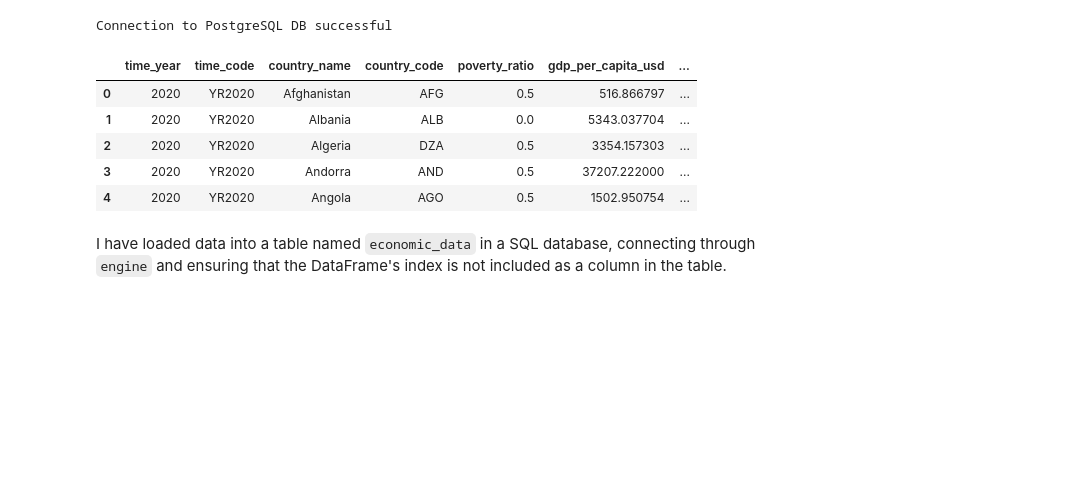
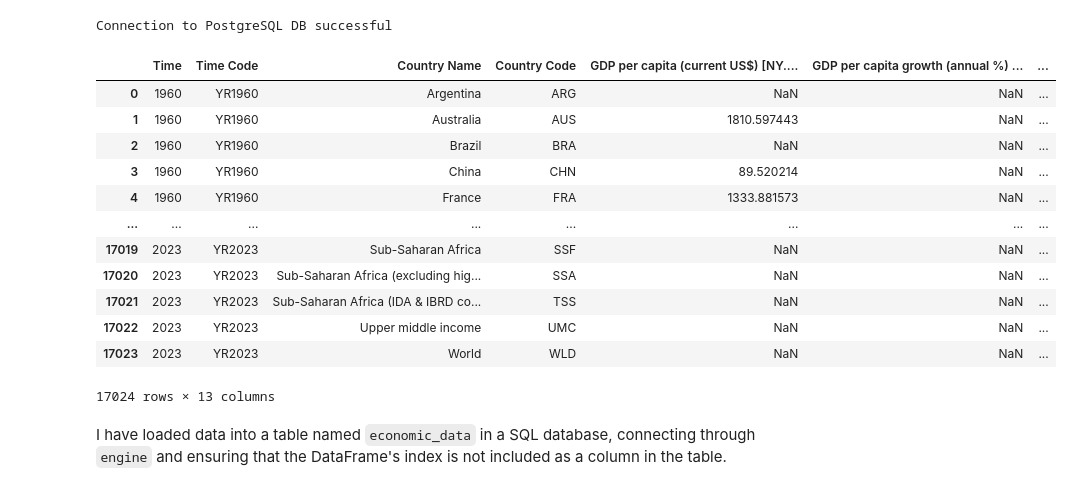
Before and after one commit to iheathers/DataWarehouse, a Jupyter notebook: Project 1/oltp.ipynb, the cells around one changed output. Drawn from its saved outputs; the diff is of its cells as text; code cells hidden in the pictures; blank space fills up the shorter version.

```diff
--- a/Project 1/oltp.ipynb
+++ b/Project 1/oltp.ipynb
@@ -90,14 +173,12 @@ I'll start by replacing placeholders like ".." with NaN, converting data types,
 # %%
 
-# Replace placeholders with NaN
-economic_data.replace(['..'], np.nan, inplace=True)
+# # Replace placeholders with NaN
+# economic_data.replace(['..'], np.nan, inplace=True)
 
-# Convert appropriate columns to numeric types
-numeric_columns = economic_data.columns[4:]  # Columns from index 4 onwards are numeric
-economic_data[numeric_columns] = economic_data[numeric_columns].apply(pd.to_numeric, errors='coerce')
+# # Convert appropriate columns to numeric types
+# numeric_columns = economic_data.columns[4:]  # Columns from index 4 onwards are numeric
+# economic_data[numeric_columns] = economic_data[numeric_columns].apply(pd.to_numeric, errors='coerce')
 
-# Recheck missing values after conversions and update the dataset info
-economic_data_missing_updated = economic_data.isnull().sum()
-economic_data_info_updated = economic_data.info()
-
-economic_data_missing_updated, economic_data_info_updated
+# # Recheck missing values after conversions and update the dataset info
+# economic_data_missing_updated = economic_data.isnull().sum()
+# economic_data_info_updated = economic_data.info()
@@ -153,16 +202,16 @@ After cleaning, here's the updated count of missing values per column:
 # %%
-
-# Calculate median for numeric columns
-median_values = economic_data[numeric_columns].median()
+# THIS IS NOT APPLICABLE ANYMORE. EXTERNAL DATA IS FETCHED FROM THE SOURCE
+# # Calculate median for numeric columns
+# median_values = economic_data[numeric_columns].median()
 
 
-# Fill missing values
-economic_data[numeric_columns] = economic_data[numeric_columns].fillna(median_values)
+# # Fill missing values
+# economic_data[numeric_columns] = economic_data[numeric_columns].fillna(median_values)
 
-# Drop rows where 'Country Name' or 'Country Code' is missing
-economic_data.dropna(subset=['Country Name', 'Country Code'], inplace=True)
+# # Drop rows where 'Country Name' or 'Country Code' is missing
+# economic_data.dropna(subset=['Country Name', 'Country Code'], inplace=True)
 
-final_missing_values_pandas = economic_data.isnull().sum()
-final_data_preview_pandas = economic_data.head()
+# final_missing_values_pandas = economic_data.isnull().sum()
+# final_data_preview_pandas = economic_data.head()
 
-final_missing_values_pandas
+# final_missing_values_pandas
@@ -285,14 +310,21 @@ economic_data.columns = [
     'external_health_expenditure_per_capita_usd'  # External health expenditure per capita in current US$
 ]
 # %%
-economic_data.head()
+economic_data
 # %% [output]
-|  | time_year | time_code | country_name | country_code | poverty_ratio | gdp_per_capita_usd | ... |
-| 0 | 2020 | YR2020 | Afghanistan | AFG | 0.5 | 516.866797 | ... |
-| 1 | 2020 | YR2020 | Albania | ALB | 0.0 | 5343.037704 | ... |
-| 2 | 2020 | YR2020 | Algeria | DZA | 0.5 | 3354.157303 | ... |
-| 3 | 2020 | YR2020 | Andorra | AND | 0.5 | 37207.222000 | ... |
-| 4 | 2020 | YR2020 | Angola | AGO | 0.5 | 1502.950754 | ... |
+|  | Time | Time Code | Country Name | Country Code | GDP per capita (current US$) [NY.... | GDP per capita growth (annual %) ... | ... |
+| 0 | 1960 | YR1960 | Argentina | ARG | NaN | NaN | ... |
+| 1 | 1960 | YR1960 | Australia | AUS | 1810.597443 | NaN | ... |
+| 2 | 1960 | YR1960 | Brazil | BRA | NaN | NaN | ... |
+| 3 | 1960 | YR1960 | China | CHN | 89.520214 | NaN | ... |
+| 4 | 1960 | YR1960 | France | FRA | 1333.881573 | NaN | ... |
+| ... | ... | ... | ... | ... | ... | ... | ... |
+| 17019 | 2023 | YR2023 | Sub-Saharan Africa | SSF | NaN | NaN | ... |
+| 17020 | 2023 | YR2023 | Sub-Saharan Africa (excluding hig... | SSA | NaN | NaN | ... |
+| 17021 | 2023 | YR2023 | Sub-Saharan Africa (IDA & IBRD co... | TSS | NaN | NaN | ... |
+| 17022 | 2023 | YR2023 | Upper middle income | UMC | NaN | NaN | ... |
+| 17023 | 2023 | YR2023 | World | WLD | NaN | NaN | ... |
+17024 rows × 13 columns
 # %%
 
 from sqlalchemy import create_engine
```
Also changed, not shown: parts of 13 cells of this notebook, 12 other files.
